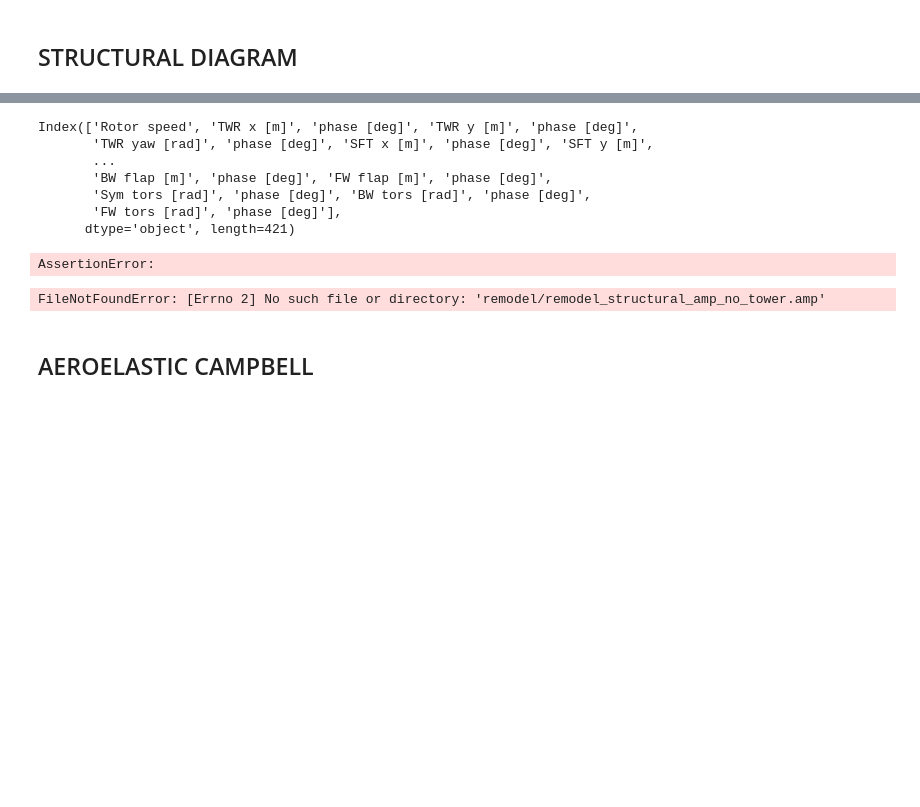
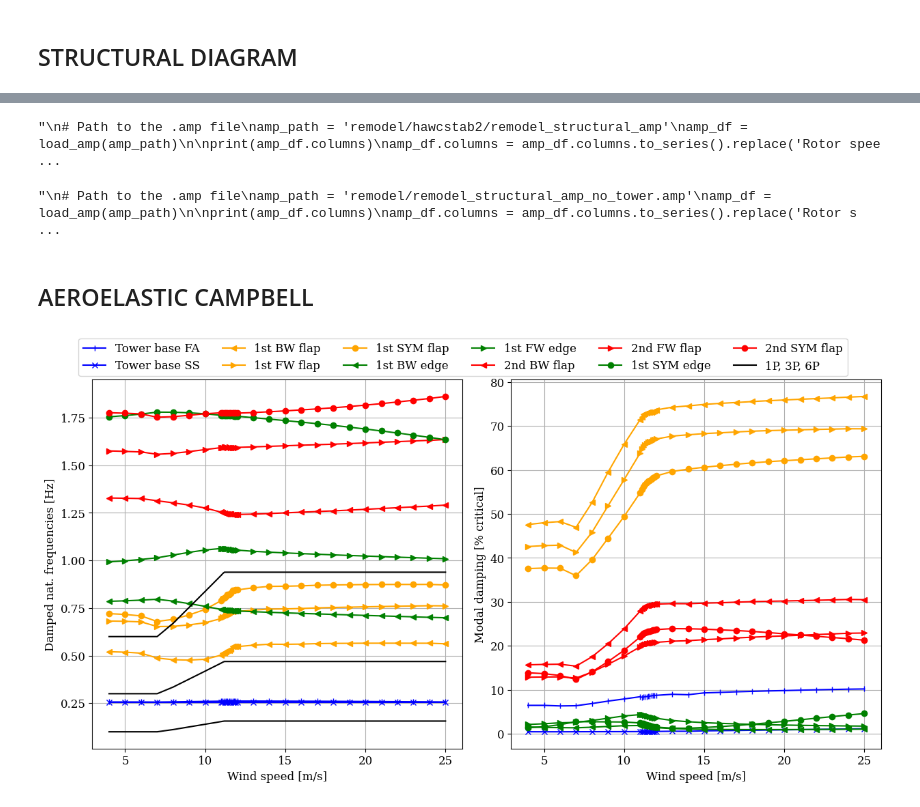
Before and after one commit to nicolaquaia/LAC_final, a Jupyter notebook: assignment_05/02_modal_analysis.ipynb, the cells around one changed output, grey strips where cells are left out. Drawn from its saved outputs; the diff is of its cells as text; code cells hidden in the pictures; blank space fills up the shorter version.

```diff
--- a/assignment_05/02_modal_analysis.ipynb
+++ b/assignment_05/02_modal_analysis.ipynb
@@ -192,6 +192,9 @@ plt.show()
 # %%
+# structural amp file
+
+'''
 # Path to the .amp file
-amp_path = 'remodel/remodel_structural_amp.amp'
+amp_path = 'remodel/hawcstab2/remodel_structural_amp'
 amp_df = load_amp(amp_path)
 
 print(amp_df.columns)
@@ -201,20 +204,17 @@ amp_df.columns = amp_df.columns.to_series().replace('Rotor speed', 'Wind speed')
 
 wsp = amp_df['Wind speed'][1]
 mode_names = [f'Mode {i}' for i in range(1, 12)]
-wsp_1 = 0.1  # choose a wind speed
+wsp_1 = 1  # choose a wind speed
 fig, ax = plot_amp(amp_df, mode_names, wsp, title=f'DTU 10 MW structural modal amplitudes at {wsp*30 / np.pi:.1f} rpm')
 #plt.savefig('plots/01_amplitude.pdf', format='pdf')
 plt.show()
+'''
 # %% [output]
-Index(['Rotor speed', 'TWR x [m]', 'phase [deg]', 'TWR y [m]', 'phase [deg]',
-       'TWR yaw [rad]', 'phase [deg]', 'SFT x [m]', 'phase [deg]', 'SFT y [m]',
-       ...
-       'BW flap [m]', 'phase [deg]', 'FW flap [m]', 'phase [deg]',
-       'Sym tors [rad]', 'phase [deg]', 'BW tors [rad]', 'phase [deg]',
-       'FW tors [rad]', 'phase [deg]'],
-      dtype='object', length=421)
+"\n# Path to the .amp file\namp_path = 'remodel/hawcstab2/remodel_structural_amp'\namp_df = load_amp(amp_path)\n\nprint(amp_df.columns)\namp_df.columns = amp_df.columns.to_series().replace('Rotor spee ...
-AssertionError:
 # %%
+# structural no tower amp file
+
+'''
 # Path to the .amp file
 amp_path = 'remodel/remodel_structural_amp_no_tower.amp'
 amp_df = load_amp(amp_path)
@@ -230,14 +230,15 @@ wsp_1 = 0.1  # choose a wind speed
 fig, ax = plot_amp(amp_df, mode_names, wsp, title=f'DTU 10 MW structural modal amplitudes at {wsp*30 / np.pi:.1f} rpm')
 #plt.savefig('plots/01_amplitude.pdf', format='pdf')
 plt.show()
+'''
 # %% [output]
-FileNotFoundError: [Errno 2] No such file or directory: 'remodel/remodel_structural_amp_no_tower.amp'
+"\n# Path to the .amp file\namp_path = 'remodel/remodel_structural_amp_no_tower.amp'\namp_df = load_amp(amp_path)\n\nprint(amp_df.columns)\namp_df.columns = amp_df.columns.to_series().replace('Rotor s ...
 # %% [markdown]
 ## AEROELASTIC CAMPBELL
 # %%
 # aeroelastic campbell
 
-cmb_path = "remodel/hawcstab2_elastic_campbell.cmb"
+cmb_path = "remodel/hawcstab2/remodel_aereolastic_freq.cmb"
 cmb_type = "aeroelastic"
 
 # Load the data
@@ -247,45 +248,46 @@ wsp, dfreqs, zetas = load_cmb(cmb_path, cmb_type)  # wind speed, damped natural
 # dfreqs.shape  # n_wsp x n_modes
 
 # extract data from HAWC result
-P_harm_path = "remodel/data/Group1_camp_diagram.opt"
+P_harm_path = "remodel/data/remodel_flex2.opt"
 P_harm_data = load_oper(P_harm_path)
 
 
 nmodes = dfreqs.shape[1]  # get number of modes
 
 P_want = [1,3,6]
-print(f"{P_want[0]}P, {P_want[1]}P, {P_want[2]}P")
-mode_names = ["Tower base FA", "Tower base SS", "1st BW flap", "1st FW flap", "1st SYM flap", "1st BW edge", "1st FW edge", "2nd BW flap", "2nd FW flap", "2nd SYM flap"
-              , "1st SYM edge","1P, 3P, 6P"]
-mode_color = ["blue","blue","orange","orange","orange","green","green","red","red","red","green"]
+mode_names = ["Tower base FA", "Tower base SS", "1st BW flap", "1st FW flap", "1st SYM flap", "1st BW edge", "1st FW edge", "2nd BW flap", "2nd FW flap",  "1st SYM edge",
+              "2nd SYM flap","1P, 3P, 6P"]
+mode_color = ["blue","blue","orange","orange","orange","green","green","red","red","green","red"]
 mode_marker = ["|","x","<",">","o","<",">","<",">","o","o"]
 fig, axs = plt.subplots(1, 2, figsize=(9, 4.5))
 
 
 # left plot: damped nat freqs in ground-fixed frame
 
 for k in range (11):
     axs[0].plot(wsp, dfreqs[:,k], color=mode_color[k], marker=mode_marker[k])#, label=mode_names[k])
 
 for P in P_want:
     harmonic_line=axs[0].plot(P_harm_data["ws_ms"],P*(P_harm_data["rotor_speed_rpm"]*(1/60)), color="black")
 
 axs[0].set(xlabel='Wind speed [m/s]', ylabel='Damped nat. frequencies [Hz]')
 axs[0].grid()
 
 # right plot: percent criticl damping
 for k in range (11):
     lines = axs[1].plot(wsp, zetas[:,k], color=mode_color[k], marker=mode_marker[k])
 axs[1].set(xlabel='Wind speed [m/s]', ylabel='Modal damping [% critical]')
 axs[1].grid()
 
 fig.tight_layout()
 fig.subplots_adjust(bottom=0.2)
 
 lines=lines.append(harmonic_line)
 
 fig.tight_layout(rect=[-0.2, -0.5, 1.2, 0.9])
 fig.legend(loc='outside upper center', handles=lines, labels=mode_names, ncols=6)
 #fig.tight_layout()
 #fig.savefig(f'02_aeroelastic.pdf', format='pdf',bbox_inches='tight')
 plt.show()
+# %% [output]
+[figure, added]
```
Also changed, not shown: parts of 4 cells of this notebook, 31 other files.
